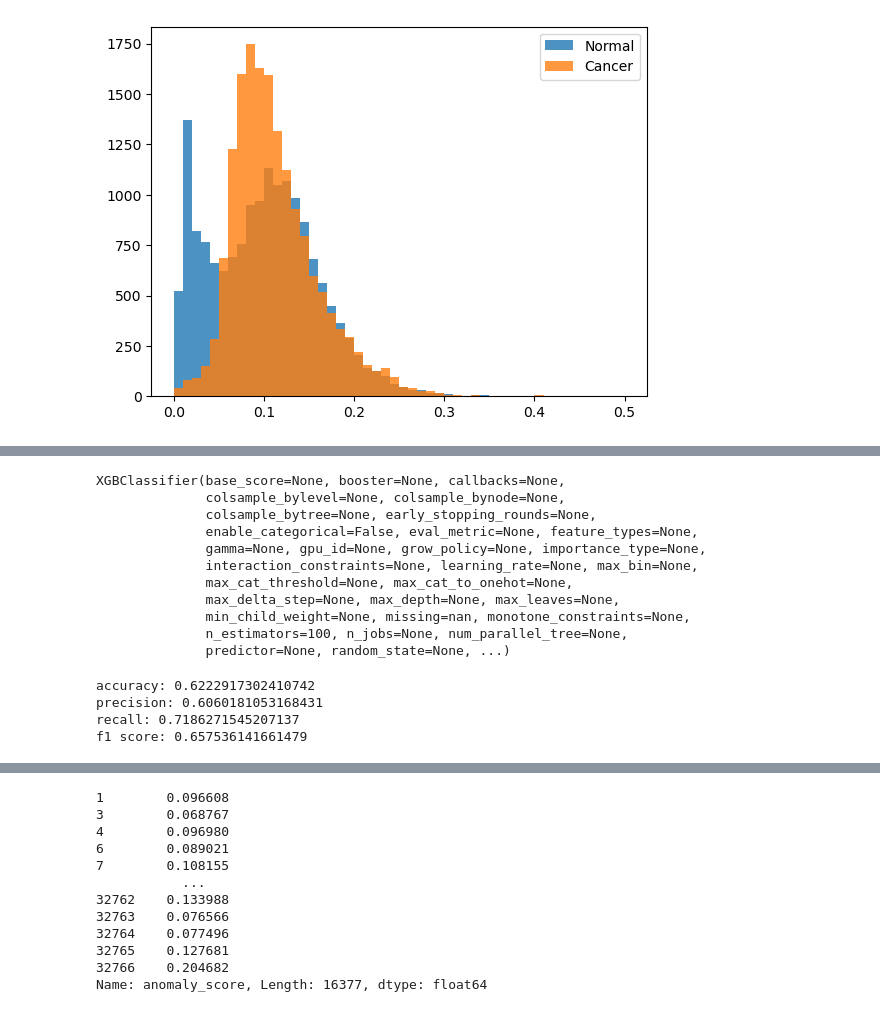
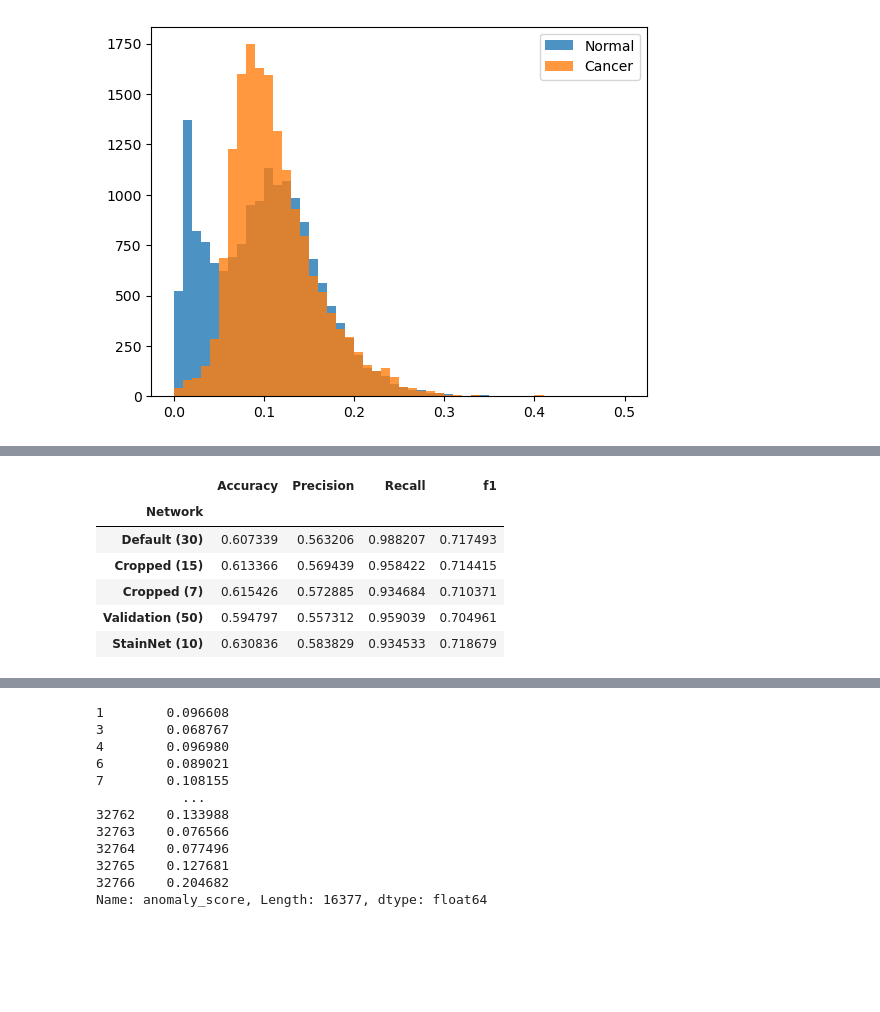
Before and after one commit to tymsoncyferki/Anomaly-Detection, a Jupyter notebook: AnoGAN/your_own_dataset/check_results.ipynb, the cells around one changed output, grey strips where cells are left out. Cells and saved outputs as stored; diff of their text form; code cells hidden in the pictures; blank space fills up the shorter version.

```diff
--- a/AnoGAN/your_own_dataset/check_results.ipynb
+++ b/AnoGAN/your_own_dataset/check_results.ipynb
@@ -88 +184,3 @@ y_pred = df_pred['prediction']
+# %%
+y_pred = custom.predict(X_test)
 # %%
@@ -101,16 +195,0 @@ from sklearn.model_selection import train_test_split
-# %%
-model = XGBClassifier()
-# %%
-model.fit(train_X, y_train)
-# %% [output]
-XGBClassifier(base_score=None, booster=None, callbacks=None,
-              colsample_bylevel=None, colsample_bynode=None,
-              colsample_bytree=None, early_stopping_rounds=None,
-              enable_categorical=False, eval_metric=None, feature_types=None,
-              gamma=None, gpu_id=None, grow_policy=None, importance_type=None,
-              interaction_constraints=None, learning_rate=None, max_bin=None,
-              max_cat_threshold=None, max_cat_to_onehot=None,
-              max_delta_step=None, max_depth=None, max_leaves=None,
-              min_child_weight=None, missing=nan, monotone_constraints=None,
-              n_estimators=100, n_jobs=None, num_parallel_tree=None,
-              predictor=None, random_state=None, ...)
@@ -119,10 +196,32 @@ predictions = model.predict(test_X)
-# %%
-print(f'accuracy: {accuracy_score(y_test, predictions)}')
-print(f'precision: {precision_score(y_test, predictions)}')
-print(f'recall: {recall_score(y_test, predictions)}')
-print(f'f1 score: {f1_score(y_test, predictions)}')
-# %% [output]
-accuracy: 0.6222917302410742
-precision: 0.6060181053168431
-recall: 0.7186271545207137
-f1 score: 0.657536141661479
+# %%
+# Zbadajmy wyniki dla wszystkich generatorów
+accuracy = []
+precision = []
+recall = []
+f1 = []
+for df_test in data_frames:
+    X_train_a, X_test_a, y_train_a, y_test_a = train_test_split(df_test['anomaly_score'], df_test['label'], test_size=0.4, random_state=42)
+    model = Classificator()
+    model.fit(X_train_a, y_train_a)
+    y_pred = model.predict(X_test_a)
+    accuracy.append(accuracy_score(y_test_a, y_pred))
+    precision.append(precision_score(y_test_a, y_pred))
+    recall.append(recall_score(y_test_a, y_pred))
+    f1.append(f1_score(y_test_a, y_pred))
+# %%
+df_metrics = pd.DataFrame()
+df_metrics['Network'] = ['Default (30)', 'Cropped (15)', 'Cropped (7)', 'Validation (50)', 'StainNet (10)']
+df_metrics['Accuracy'] = accuracy
+df_metrics['Precision'] = precision
+df_metrics['Recall'] = recall
+df_metrics['f1'] = f1
+df_metrics.set_index('Network', inplace=True)
+df_metrics
+# %% [output]
+|  | Accuracy | Precision | Recall | f1 |
+| Network |  |  |  |  |
+| Default (30) | 0.607339 | 0.563206 | 0.988207 | 0.717493 |
+| Cropped (15) | 0.613366 | 0.569439 | 0.958422 | 0.714415 |
+| Cropped (7) | 0.615426 | 0.572885 | 0.934684 | 0.710371 |
+| Validation (50) | 0.594797 | 0.557312 | 0.959039 | 0.704961 |
+| StainNet (10) | 0.630836 | 0.583829 | 0.934533 | 0.718679 |
```
Also changed, not shown: parts of 33 cells of this notebook.
